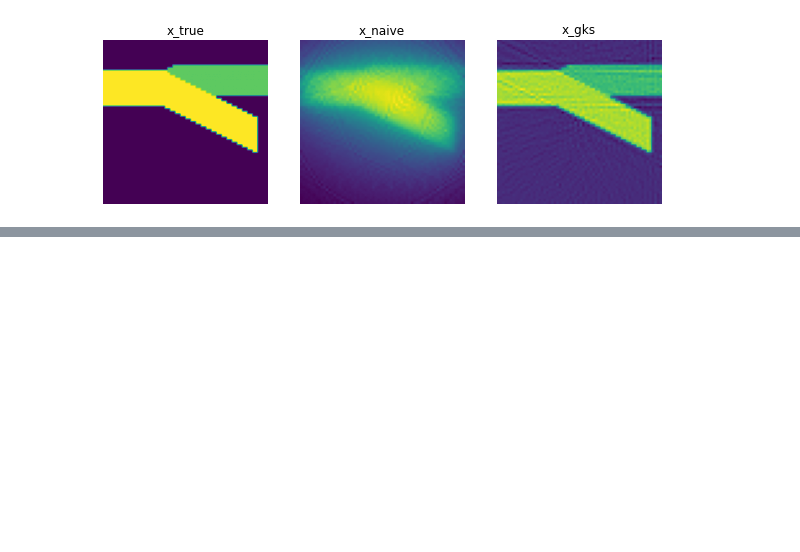
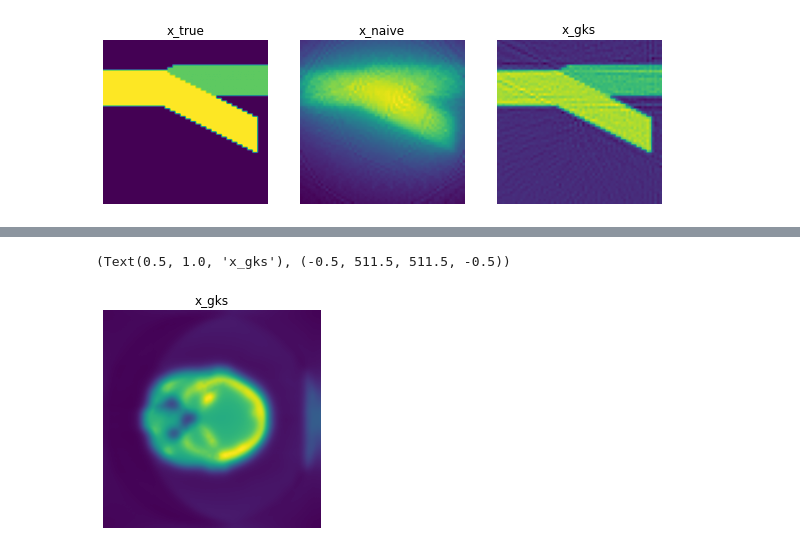
Before and after one commit to mpasha3/trips-py, a Jupyter notebook: demos/demo_ill-posedness_Tomo.ipynb, the cells around one changed output, grey strips where cells are left out. Cells and saved outputs as stored; diff of their text form; code cells hidden in the pictures; blank space fills up the shorter version.

```diff
--- a/demos/demo_ill-posedness_Tomo.ipynb
+++ b/demos/demo_ill-posedness_Tomo.ipynb
@@ -225,0 +215,27 @@ L = first_derivative_operator_2d(nx= sizex, ny = sizey)
+# %%
+# Define an object of the class Tomogrpahy
+Tomo2 = Tomography()
+# Specify the dimensions of the phantom and the number of angels
+# Step 1: Define the true solution.
+# Options are: grains, smooth, tectonic, threephases, ppower
+testproblem = 'head'
+(x_true, nx, ny) = Tomo1.gen_true(nx, ny, testproblem)
+# Step 2: Define the operator as a matrix
+A = Tomo1.forward_Op(x_true, nx, ny, views)
+# Generate the data: We can skip Step 1 and generate the sinogram and the operator by the following lines
+(A, x_true, b) = Tomo1.gen_saved_data('head')
+b_vec = b.reshape((-1,1))
+# %%
+# Compute a solution by GKS
+# Define a derivative operator as a regularization operator
+L = spatial_derivative_operator(nx, ny, 1)
+data_vec = b.reshape((-1,1))
+# Use GKS to compute an approximate solution
+(x_gks, info) = GKS(A, data_vec, L, projection_dim=3, n_iter = 10, regparam = 1, x_true = x_true.reshape(-1,1))
+# %%
+# Display the solution
+plt.imshow(x_gks.reshape((nx,ny)))
+plt.title('x_gks'), plt.axis('off')
+# %% [output]
+(Text(0.5, 1.0, 'x_gks'), (-0.5, 511.5, 511.5, -0.5))
+[figure, added]
```
Also changed, not shown: parts of 24 cells of this notebook.
